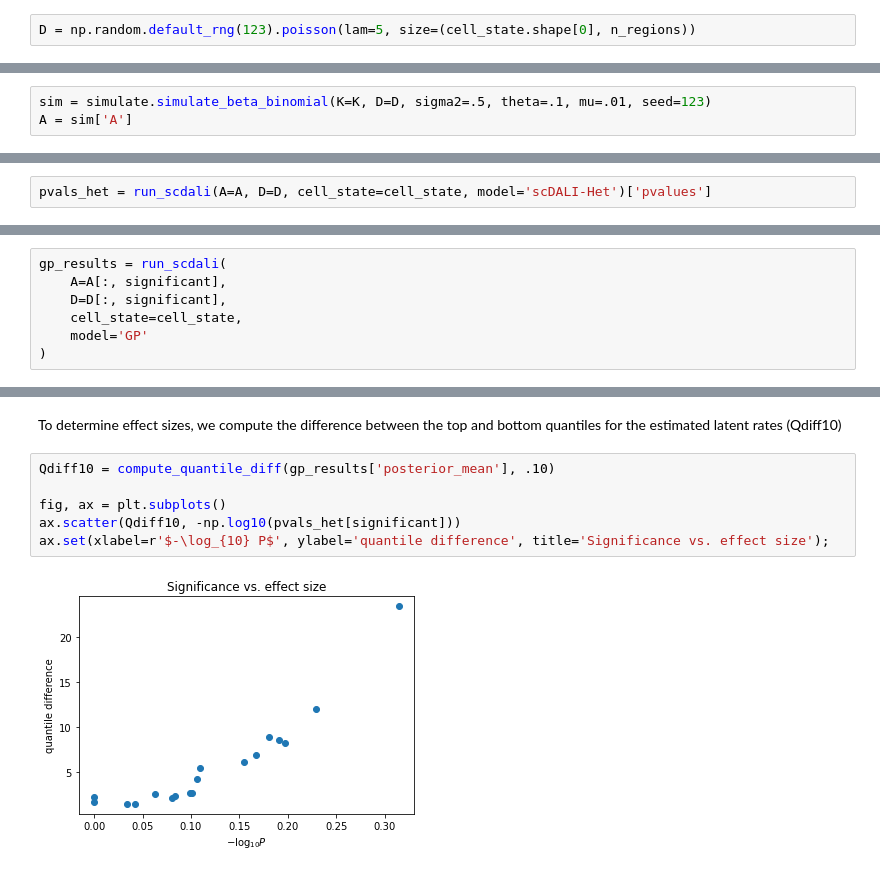
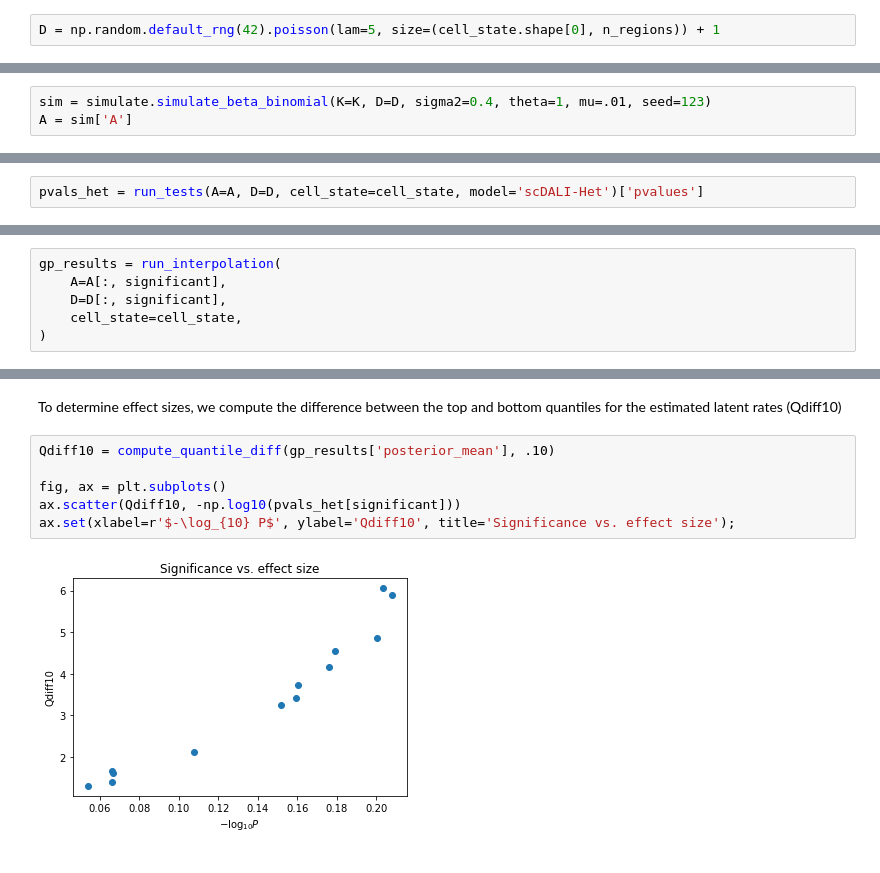
Before and after one commit to PMBio/scdali, a Jupyter notebook: examples/scdali_example.ipynb, the cells around one changed output, grey strips where cells are left out. Saved outputs shown, nothing was run; the diff lists cells and outputs as text.

```diff
--- a/examples/scdali_example.ipynb
+++ b/examples/scdali_example.ipynb
@@ -30,4 +25,4 @@ K = simulate.create_rbf_kernel(cell_state, lengthscale=.8) + 1e-9 * np.eye(n_cel
 # %% [markdown]
 Simulate total counts from a Poisson model.
 # %%
-D = np.random.default_rng(123).poisson(lam=5, size=(cell_state.shape[0], n_regions))
+D = np.random.default_rng(42).poisson(lam=5, size=(cell_state.shape[0], n_regions)) + 1
@@ -58,5 +31,5 @@ As a result, $a_i\,|\,d_i, r^{cellstate}_i$ follows a Beta-Binomial distribution
 # %%
-sim = simulate.simulate_beta_binomial(K=K, D=D, sigma2=.5, theta=.1, mu=.01, seed=123)
+sim = simulate.simulate_beta_binomial(K=K, D=D, sigma2=0.4, theta=1, mu=.01, seed=123)
 A = sim['A']
 # %% [markdown]
 Let's look at an example.
@@ -79,4 +52,4 @@ To test for allele-specific effects, scDALI offers a high-level interface. We wi
 # %%
-pvals_het = run_scdali(A=A, D=D, cell_state=cell_state, model='scDALI-Het')['pvalues']
+pvals_het = run_tests(A=A, D=D, cell_state=cell_state, model='scDALI-Het')['pvalues']
 # %% [output]
 [scdali] Processing 25 regions on 1 core(s) ...
@@ -128,8 +90,7 @@ array([ 1,  2,  3,  4,  5,  6,  7, 11, 12, 14, 15, 16, 17, 18, 19, 20, 22,
 # %%
-gp_results = run_scdali(
+gp_results = run_interpolation(
     A=A[:, significant],
     D=D[:, significant],
     cell_state=cell_state,
-    model='GP'
 )
 # %% [output]
@@ -156,8 +119,8 @@ To determine effect sizes, we compute the difference between the top and bottom
 # %%
 Qdiff10 = compute_quantile_diff(gp_results['posterior_mean'], .10)
 
 fig, ax = plt.subplots()
 ax.scatter(Qdiff10, -np.log10(pvals_het[significant]))
-ax.set(xlabel=r'$-\log_{10} P$', ylabel='quantile difference', title='Significance vs. effect size');
+ax.set(xlabel=r'$-\log_{10} P$', ylabel='Qdiff10', title='Significance vs. effect size');
 # %% [output]
-[figure, old version]
+[figure, new version]
```
Also changed, not shown: parts of 19 cells of this notebook.
